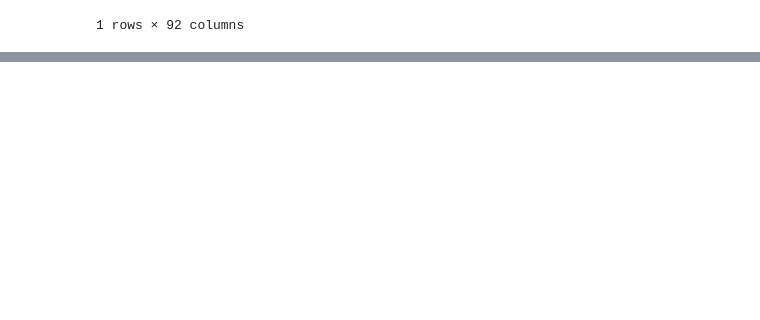
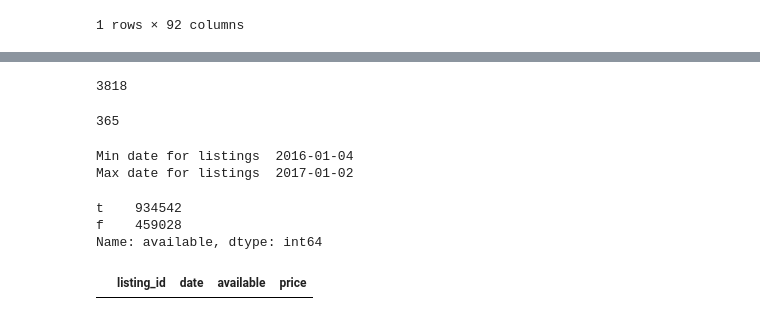
Before and after one commit to SachinSShinde/Airbnb-Seattle, a Jupyter notebook: Seattle_Data_Exploration.ipynb, the cells around one changed output, grey strips where cells are left out. Cells and saved outputs as stored; diff of their text form; code cells hidden in the pictures; blank space fills up the shorter version.

```diff
--- a/Seattle_Data_Exploration.ipynb
+++ b/Seattle_Data_Exploration.ipynb
@@ -570,0 +599,29 @@ df_listings[df_listings.id == 7421966]
+# %%
+# Lets looks at listing ids
+# Number of unique listing IDs
+df_calendar.listing_id.nunique()
+# %% [output]
+3818
+# %%
+# Number of unique dates for listings
+df_calendar.date.nunique()
+# %% [output]
+365
+# %%
+# As number of dates are 365, would like to see maximum and minimum values
+print("Min date for listings ",df_calendar.date.min())
+print("Max date for listings ",df_calendar.date.max())
+# %% [output]
+Min date for listings  2016-01-04
+Max date for listings  2017-01-02
+# %%
+df_calendar.available.value_counts()
+# %% [output]
+t    934542
+f    459028
+Name: available, dtype: int64
+# %%
+# Checking if listing is available and price is Null or vice versa
+df_calendar[(df_calendar.available == 't') & (df_calendar.price.isnull())]
+# %% [output]
+|  | listing_id | date | available | price |
```
Also changed, not shown: parts of 7 cells of this notebook.
